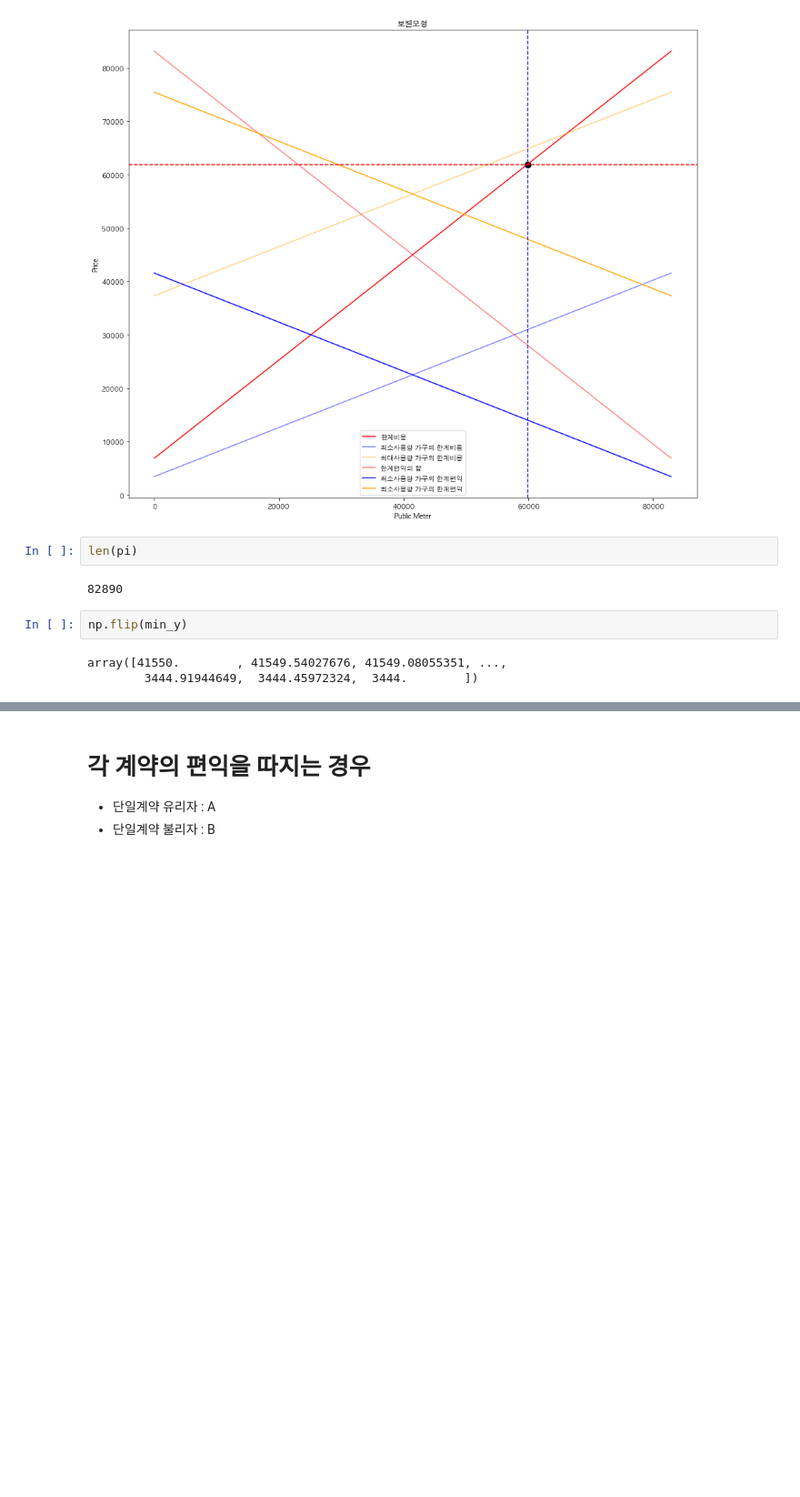
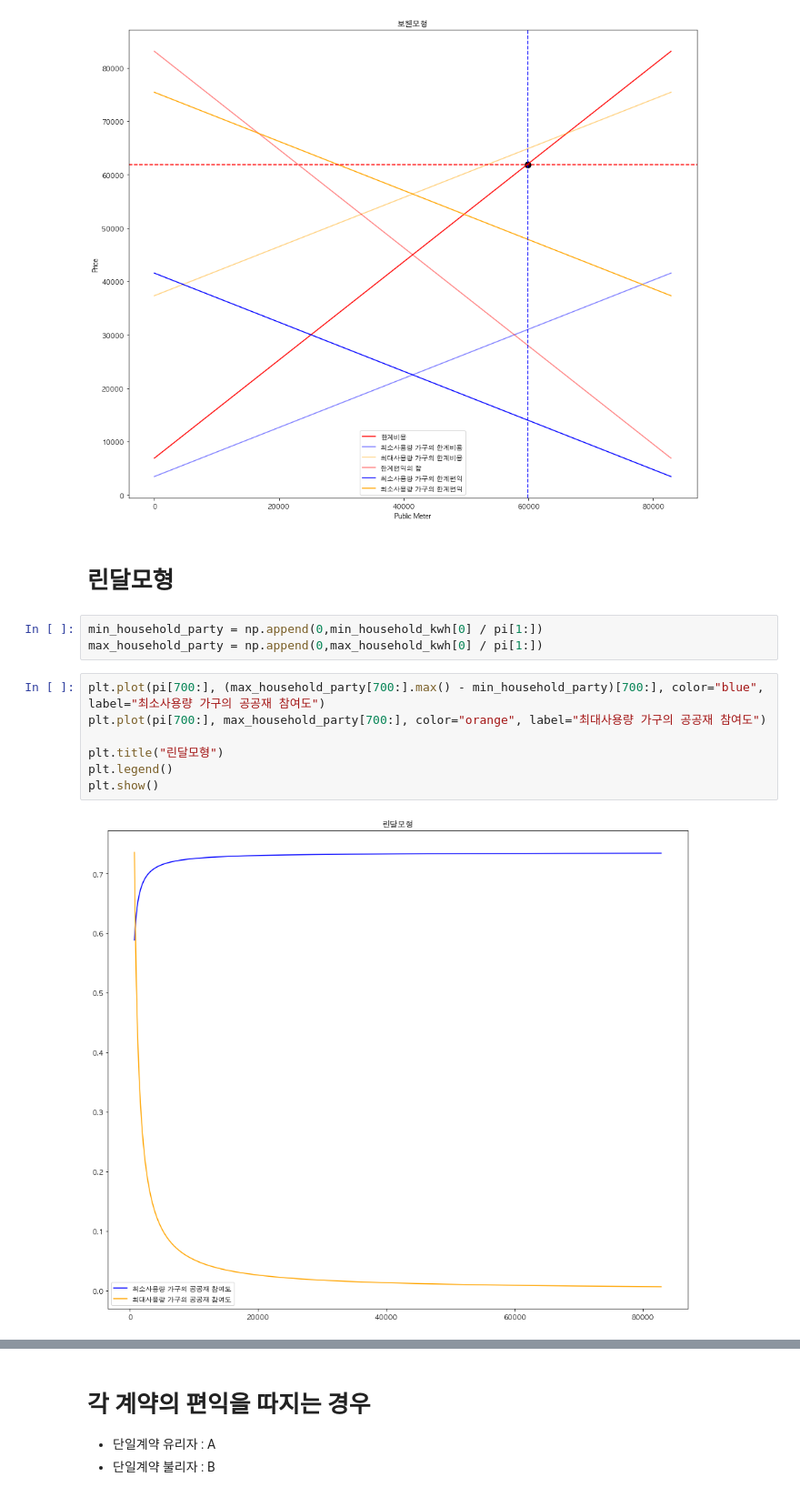
Before and after one commit to formegusto/rate-contract-proto, a Jupyter notebook: Public Goods Shape.ipynb, the cells around one changed output, grey strips where cells are left out. Shown at 91% size. Saved outputs shown, nothing was run; the diff lists cells and outputs as text; blank space fills up the shorter version.

```diff
--- a/Public Goods Shape.ipynb
+++ b/Public Goods Shape.ipynb
@@ -861,12 +805,17 @@ plt.legend()
 plt.show()
 # %% [output]
 [figure]
-# %%
-len(pi)
-# %% [output]
-82890
-# %%
-np.flip(min_y)
-# %% [output]
-array([41550.        , 41549.54027676, 41549.08055351, ...,
-        3444.91944649,  3444.45972324,  3444.        ])
+# %% [markdown]
+# 린달모형
+# %%
+min_household_party = np.append(0,min_household_kwh[0] / pi[1:])
+max_household_party = np.append(0,max_household_kwh[0] / pi[1:])
+# %%
+plt.plot(pi[700:], (max_household_party[700:].max() - min_household_party)[700:], color="blue", label="최소사용량 가구의 공공재 참여도")
+plt.plot(pi[700:], max_household_party[700:], color="orange", label="최대사용량 가구의 공공재 참여도")
+
+plt.title("린달모형")
+plt.legend()
+plt.show()
+# %% [output]
+[figure, added]
```
Also changed, not shown: parts of 9 cells of this notebook.
